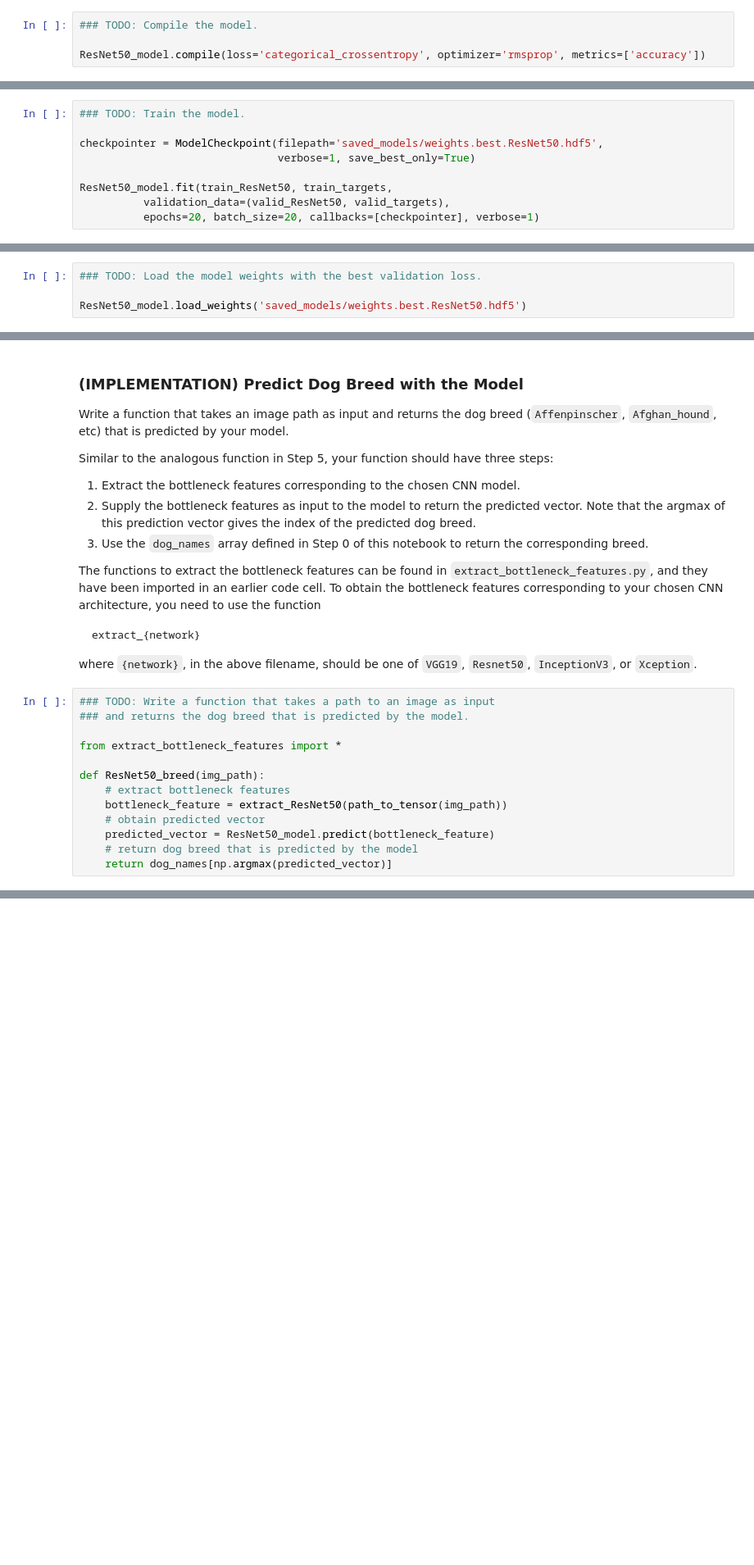
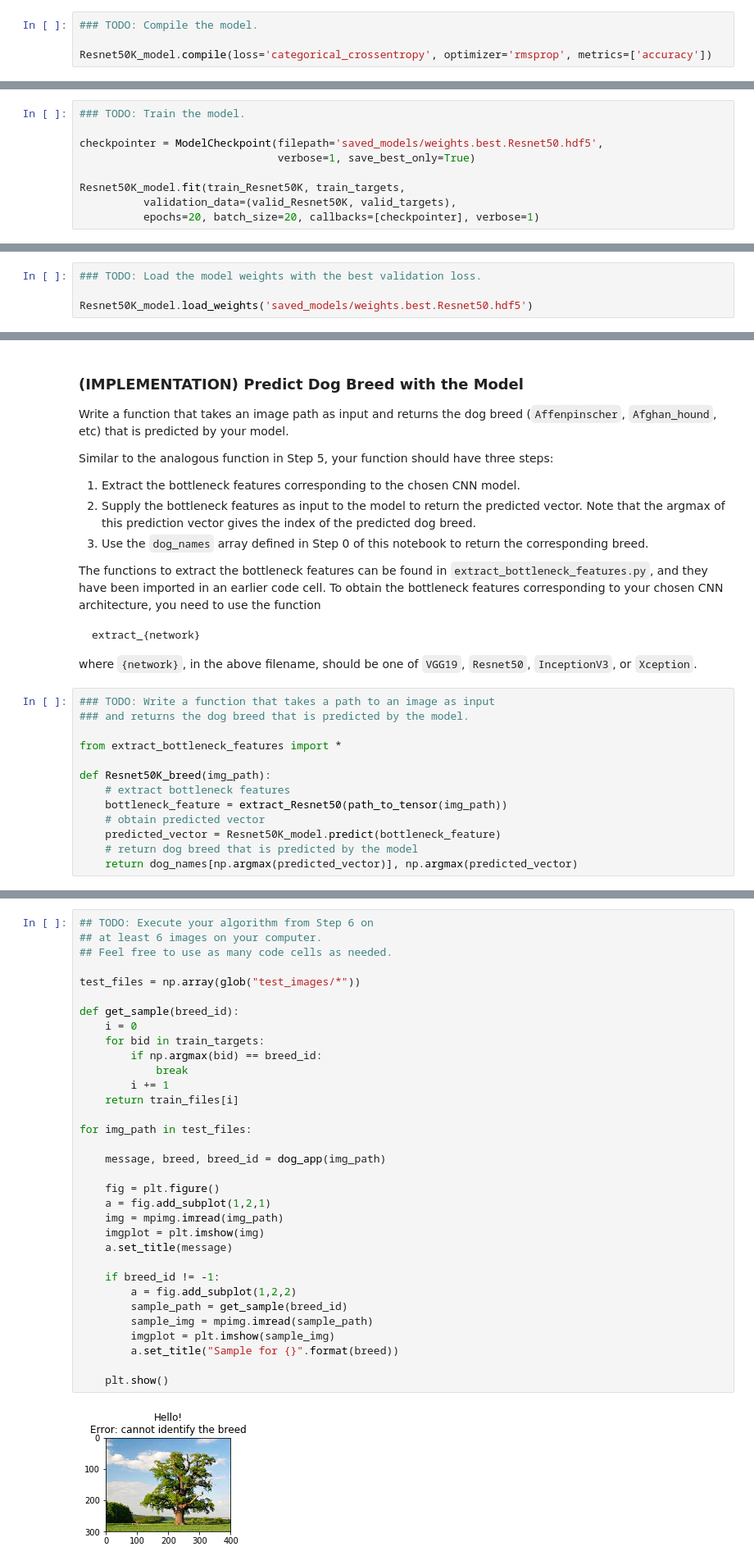
Before and after one commit to Kamil-K/dog-project, a Jupyter notebook: dog_app.ipynb, the cells around one changed output, grey strips where cells are left out. Shown at 82% size. Saved outputs shown, nothing was run; the diff lists cells and outputs as text; blank space fills up the shorter version.

Commit message:
final commit: all steps finished

```diff
--- a/dog_app.ipynb
+++ b/dog_app.ipynb
@@ -714,7 +714,7 @@ _________________________________________________________________
 # %%
 ### TODO: Compile the model.
 
-ResNet50_model.compile(loss='categorical_crossentropy', optimizer='rmsprop', metrics=['accuracy'])
+Resnet50K_model.compile(loss='categorical_crossentropy', optimizer='rmsprop', metrics=['accuracy'])
 # %% [markdown]
 ### (IMPLEMENTATION) Train the Model
 
@@ -724,11 +724,11 @@ You are welcome to [augment the training data](https://blog.keras.io/building-po
 # %%
 ### TODO: Train the model.
 
-checkpointer = ModelCheckpoint(filepath='saved_models/weights.best.ResNet50.hdf5',
+checkpointer = ModelCheckpoint(filepath='saved_models/weights.best.Resnet50.hdf5',
                                verbose=1, save_best_only=True)
 
-ResNet50_model.fit(train_ResNet50, train_targets,
-          validation_data=(valid_ResNet50, valid_targets),
+Resnet50K_model.fit(train_Resnet50K, train_targets,
+          validation_data=(valid_Resnet50K, valid_targets),
           epochs=20, batch_size=20, callbacks=[checkpointer], verbose=1)
 # %% [output]
 Train on 6680 samples, validate on 835 samples
@@ -754,7 +754,7 @@ Epoch 20/20
 # %%
 ### TODO: Load the model weights with the best validation loss.
 
-ResNet50_model.load_weights('saved_models/weights.best.ResNet50.hdf5')
+Resnet50K_model.load_weights('saved_models/weights.best.Resnet50.hdf5')
 # %% [markdown]
 ### (IMPLEMENTATION) Test the Model
 
@@ -791,13 +791,13 @@ where `{network}`, in the above filename, should be one of `VGG19`, `Resnet50`,
 
 from extract_bottleneck_features import *
 
-def ResNet50_breed(img_path):
+def Resnet50K_breed(img_path):
     # extract bottleneck features
-    bottleneck_feature = extract_ResNet50(path_to_tensor(img_path))
+    bottleneck_feature = extract_Resnet50(path_to_tensor(img_path))
     # obtain predicted vector
-    predicted_vector = ResNet50_model.predict(bottleneck_feature)
+    predicted_vector = Resnet50K_model.predict(bottleneck_feature)
     # return dog breed that is predicted by the model
-    return dog_names[np.argmax(predicted_vector)]
+    return dog_names[np.argmax(predicted_vector)], np.argmax(predicted_vector)
 # %% [markdown]
 ---
 <a id='step6'></a>
@@ -839,0 +859,35 @@ __Answer:__
+# %%
+## TODO: Execute your algorithm from Step 6 on
+## at least 6 images on your computer.
+## Feel free to use as many code cells as needed.
+
+test_files = np.array(glob("test_images/*"))
+
+def get_sample(breed_id):
+    i = 0
+    for bid in train_targets:
+        if np.argmax(bid) == breed_id:
+            break
+        i += 1
+    return train_files[i]
+
+for img_path in test_files:
+
+    message, breed, breed_id = dog_app(img_path)
+
+    fig = plt.figure()
+    a = fig.add_subplot(1,2,1)
+    img = mpimg.imread(img_path)
+    imgplot = plt.imshow(img)
+    a.set_title(message)
+
+    if breed_id != -1:
+        a = fig.add_subplot(1,2,2)
+        sample_path = get_sample(breed_id)
+        sample_img = mpimg.imread(sample_path)
+        imgplot = plt.imshow(sample_img)
+        a.set_title("Sample for {}".format(breed))
+
+    plt.show()
+# %% [output]
+[figure, added]
```
Also changed, not shown: parts of 14 cells of this notebook, 10 other files.
